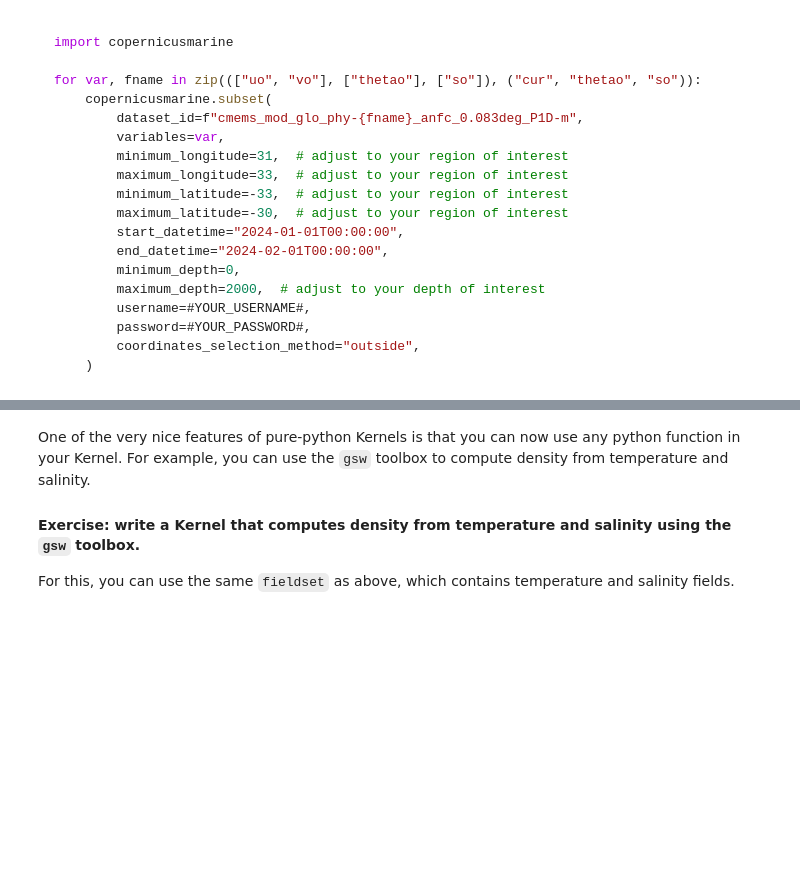
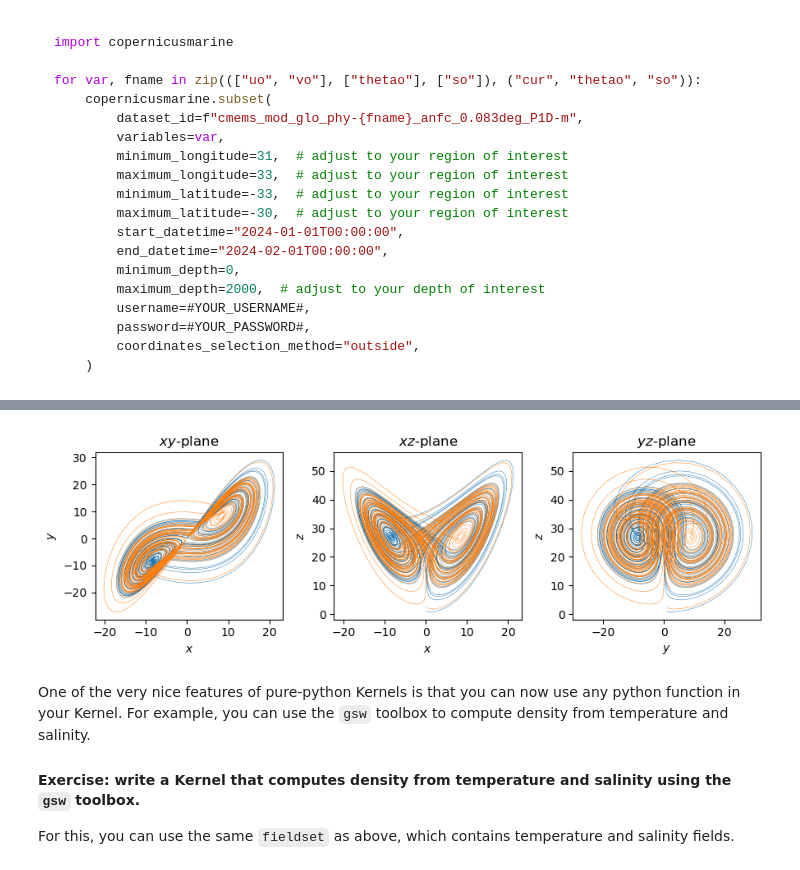
Before and after one commit to OceanParcels/10year-anniversary-session4, a Jupyter notebook: solutions/Session04_v4kernels_solutions.ipynb, the cells around one changed output, grey strips where cells are left out. Drawn from its saved outputs; the diff is of its cells as text; code cells hidden in the pictures; blank space fills up the shorter version.

```diff
--- a/solutions/Session04_v4kernels_solutions.ipynb
+++ b/solutions/Session04_v4kernels_solutions.ipynb
@@ -79,3 +167,31 @@ fieldset = FieldSet.from_copernicusmarine(ds_cm)
+# %%
+
+# Plot the Lorenz trajectories in 2D projections
+fig, ax = plt.subplots(nrows=1, ncols=3, figsize=(9, 3))
+ds_ee = xr.open_zarr("output/lorenz.zarr", decode_timedelta=True)
+
+# XY plane
+ax[0].plot(ds_ee.lon.T, ds_ee.lat.T, lw=0.35)
+ax[0].set_xlabel(r'$x$')
+ax[0].set_ylabel(r'$y$')
+ax[0].set_title(r'$xy$-plane')
+
+# XZ plane
+ax[1].plot(ds_ee.lon.T, ds_ee.z.T, lw=0.35)
+ax[1].set_xlabel(r'$x$')
+ax[1].set_ylabel(r'$z$')
+ax[1].set_title(r'$xz$-plane')
+
+# YZ plane
+ax[2].plot(ds_ee.lat.T, ds_ee.z.T, lw=0.35)
+ax[2].set_xlabel(r'$y$')
+ax[2].set_ylabel(r'$z$')
+ax[2].set_title(r'$yz$-plane')
+
+plt.tight_layout()
+plt.show()
+# %% [output]
+[figure, added]
 # %% [markdown]
 One of the very nice features of pure-python Kernels is that you can now use any python function in your Kernel. For example, you can use the `gsw` toolbox to compute density from temperature and salinity.
 
```
Also changed, not shown: parts of 4 cells of this notebook.
